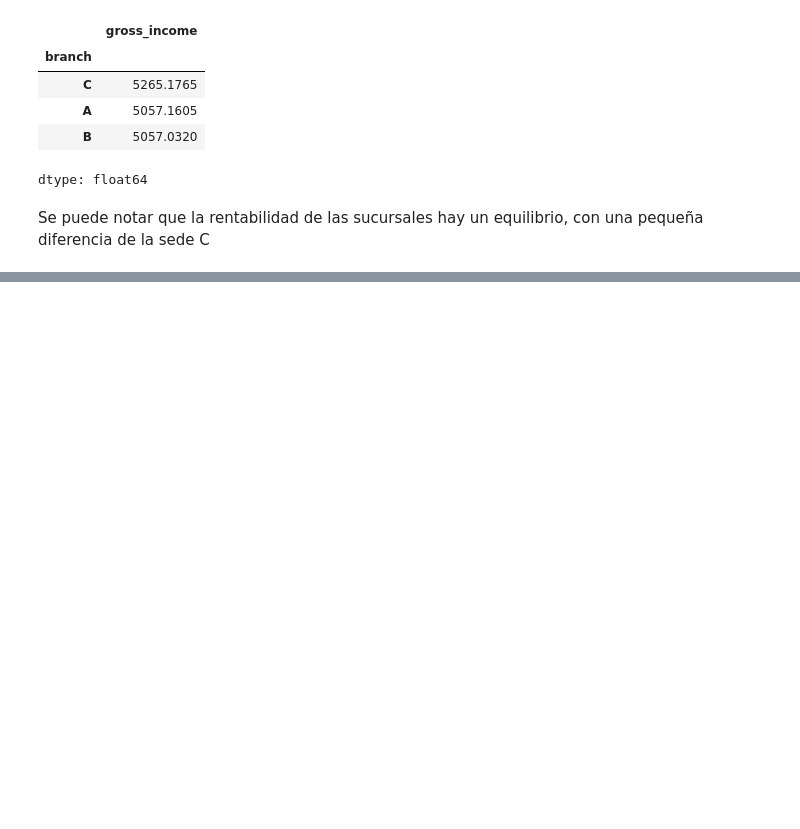
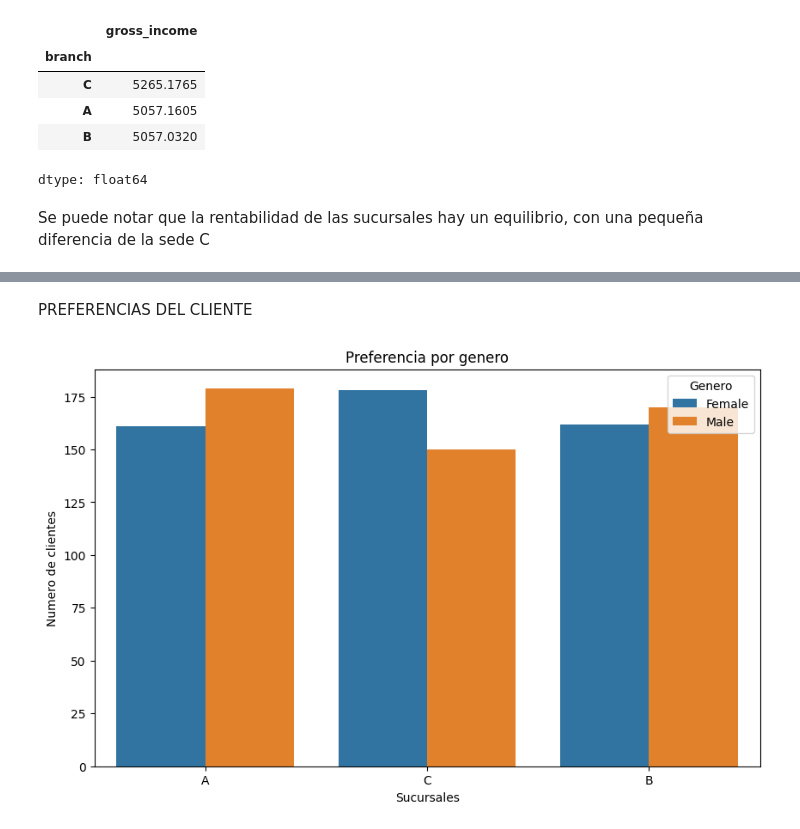
Before and after one commit to mrojash97/dataanalytics, a Jupyter notebook: Python/ANÁLISIS_EDA_Supermarket_Sales.ipynb, the cells around one changed output, grey strips where cells are left out. Drawn from its saved outputs; the diff is of its cells as text; code cells hidden in the pictures; blank space fills up the shorter version.

```diff
--- a/Python/ANÁLISIS_EDA_Supermarket_Sales.ipynb
+++ b/Python/ANÁLISIS_EDA_Supermarket_Sales.ipynb
@@ -197,0 +322,17 @@ Se puede notar que la rentabilidad de las sucursales hay un equilibrio, con una
+# %% [markdown]
+PREFERENCIAS DEL CLIENTE
+# %%
+#Grafico de barras con la preferencia de genero por cada Sucursal.
+
+import seaborn as sns
+
+# --- Visualización de la grafica
+plt.figure(figsize=(10, 6))
+sns.countplot(x='branch', hue='gender_customer', data=data)
+plt.title('Preferencia por genero')
+plt.xlabel('Sucursales')
+plt.ylabel('Numero de clientes')
+plt.legend(title='Genero')
+plt.show()
+# %% [output]
+[figure, added]
```
Also changed, not shown: parts of 9 cells of this notebook.
